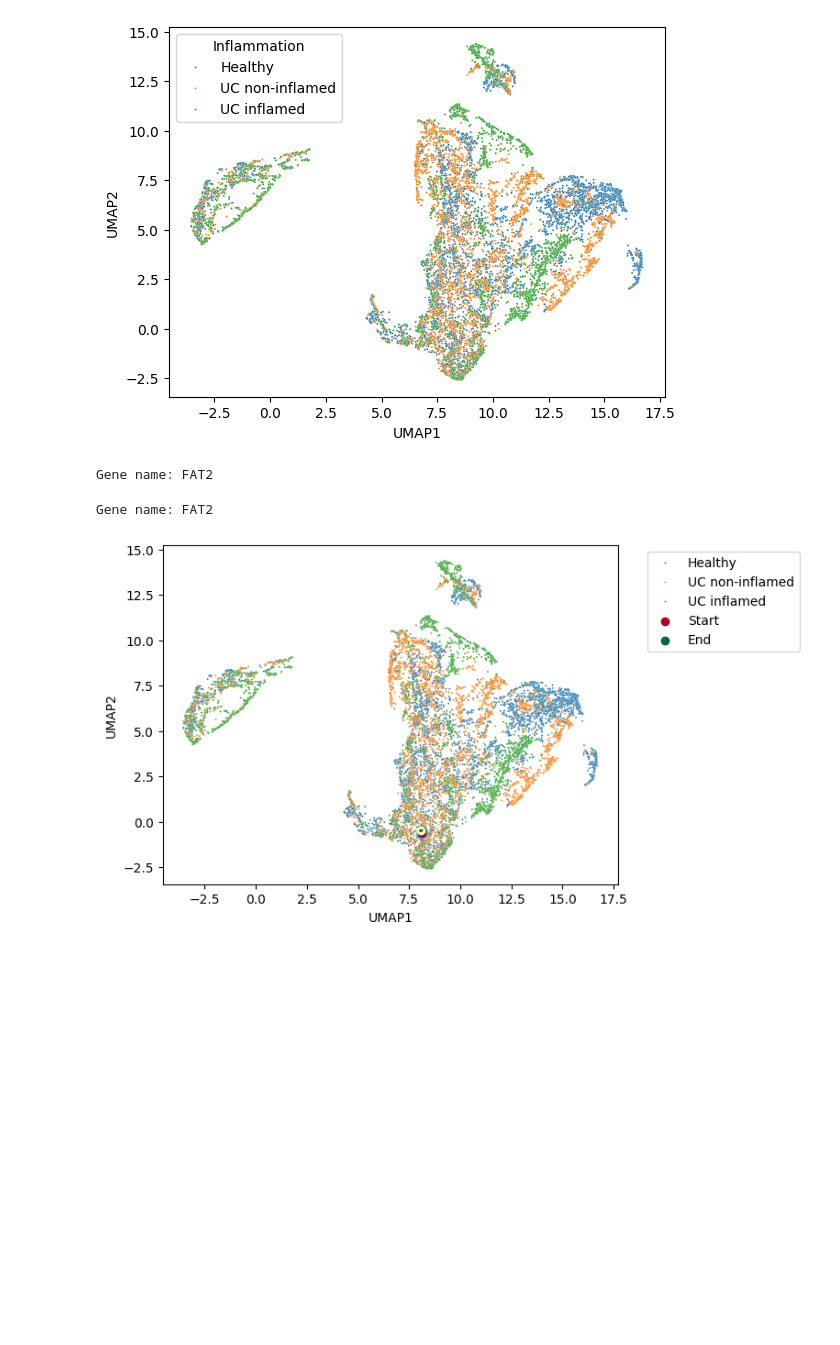
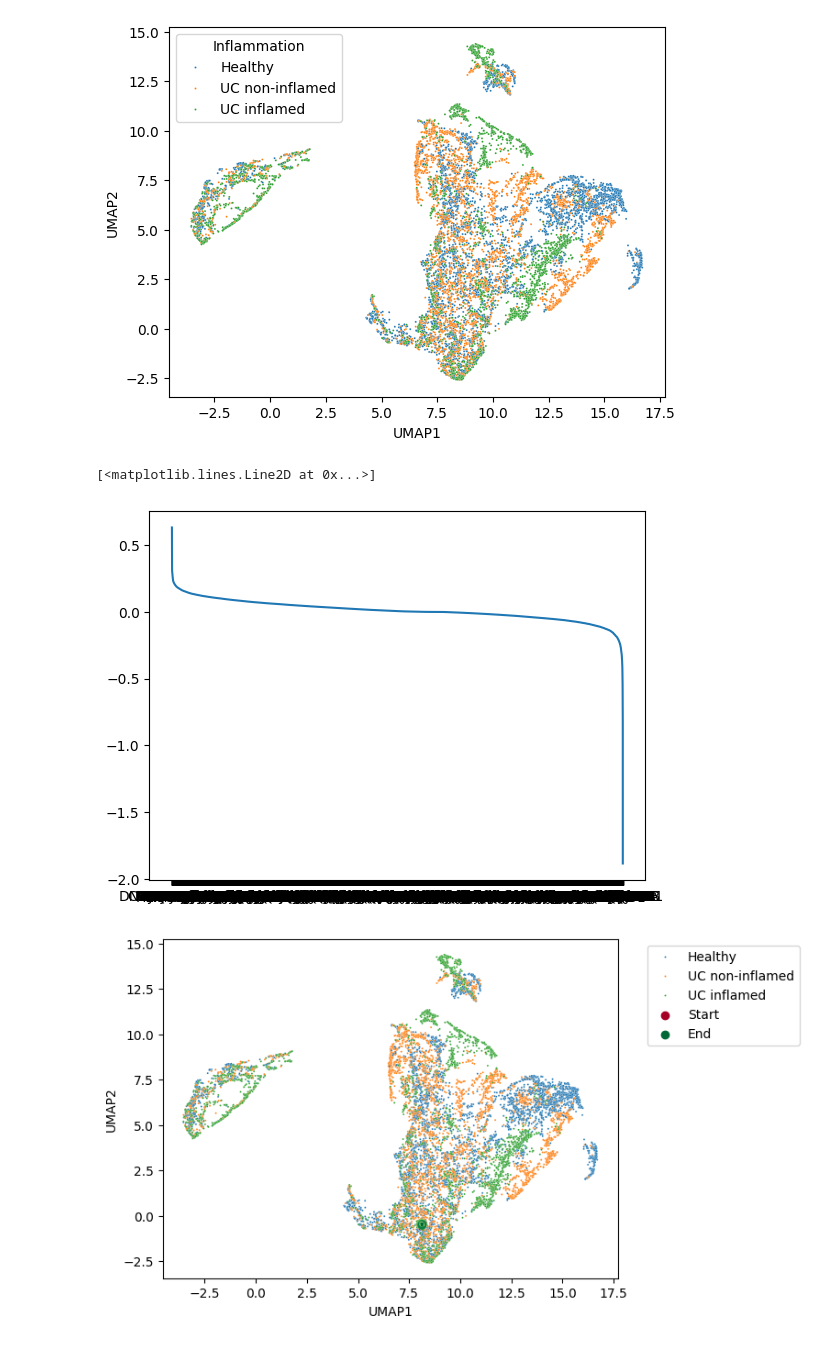
Before and after one commit to MaciejPiernik/virtual-cell-line, a Jupyter notebook: notebooks/playground.ipynb, the cells around one changed output. Drawn from its saved outputs; the diff is of its cells as text; code cells hidden in the pictures; blank space fills up the shorter version.

```diff
--- a/notebooks/playground.ipynb
+++ b/notebooks/playground.ipynb
@@ -365,7 +365,10 @@ torch.save(model.state_dict(), '../models/autoencoder_1024.pth')
 # %%
-# # load the model
-# model = Autoencoder(layer_dims)
-# model.load_state_dict(torch.load('../models/autoencoder_1024.pth'))
+# load the model
+input_size = filtered_df.shape[1]
+layer_dims = [input_size, 1024]
+
+model = Autoencoder(layer_dims)
+model.load_state_dict(torch.load('../models/autoencoder_1024.pth'))
 # %% [output]
 <All keys matched successfully>
 # %%
@@ -487,6 +495,14 @@ sns.scatterplot(data=plot_data, x='UMAP1', y='UMAP2', hue='Inflammation', s=2);
 # %% [output]
 [figure]
 # %%
+# Predicting the expression of a specific gene
+def predict_gene_expression(data):
+    with torch.no_grad():
+        output = model(data)
+
+    return output
+
+
 def predict_expression(cell):
     # create a square matrix with the same cell repeated multiple times, mask the diagonal, predict the expression of the diagonal, collapse the diagonal to a vector
     cell_copy = cell.clone()
@@ -501,26 +517,12 @@ def predict_expression(cell):
     return predicted_expression
 
 
-    # result = []
-
-    # cell_copy = cell.clone()
-    # for gene_index in tqdm(range(cell.shape[1])):
-    #     original_value = cell[0, gene_index]
-    #     cell_copy[0, gene_index] = 0
-    #     predicted_value = predict_gene_expression(cell_copy)[0, gene_index]
-    #     cell_copy[0, gene_index] = original_value
-
-    #     result.append(predicted_value.item())
-
-    # return result
-
-
-max_iterations = 100
+max_iterations = 20
 step_frac = 0.1
 target_expression = 0
 
 # select a gene
-gene_index = np.random.randint(X_train.shape[1])
+gene_index = np.random.randint(filtered_df.shape[1])
 gene_name = filtered_df.columns[gene_index]
 print(f'Gene name: {gene_name}')
 
@@ -552,13 +554,3 @@ for i in tqdm(range(max_iterations)):
     cell_states.append(predicted_expression)
 
 cell_states = torch.cat(cell_states, dim=0)
-
-cell_states_embedding = predicted_reducer.transform(cell_states.numpy())
-# %% [output]
-Gene name: FAT2
-# %%
-# print the gene name
-gene_name = filtered_df.columns[gene_index]
-print(f'Gene name: {gene_name}')
-# %% [output]
-Gene name: FAT2
@@ -565 +559,11 @@ Gene name: FAT2
+# %%
+cell_states_df = pd.DataFrame(cell_states.detach().numpy(), columns=filtered_df.columns)
+# %%
+ranking = (cell_states_df.iloc[0] - cell_states_df.iloc[-1]).sort_values(ascending=False)
+
+#plot the ranking
+plt.plot(ranking)
+# %% [output]
+[<matplotlib.lines.Line2D at 0x...>]
+[figure, added]
 # %%
```
Also changed, not shown: parts of 8 cells of this notebook, 5 other files.
